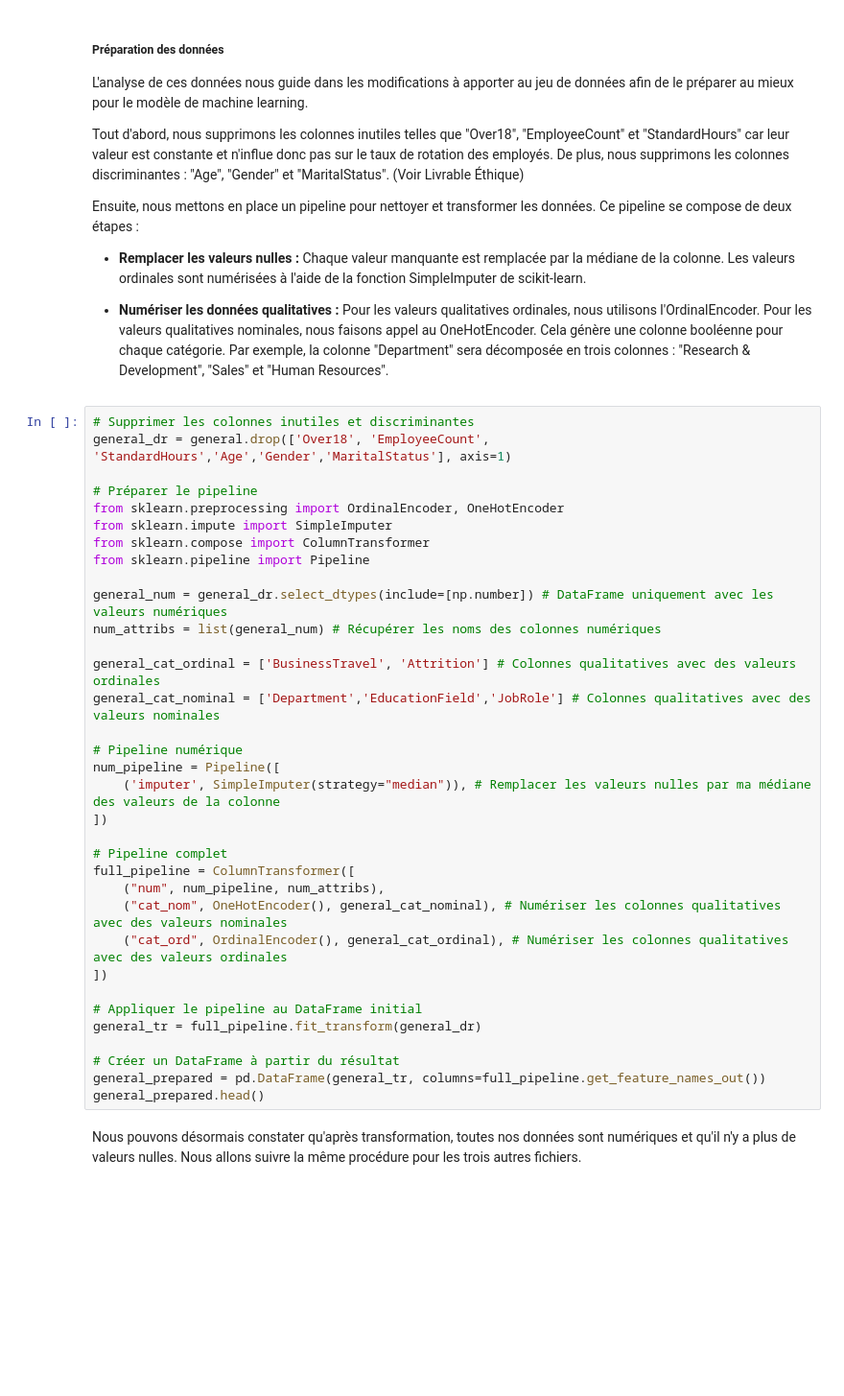
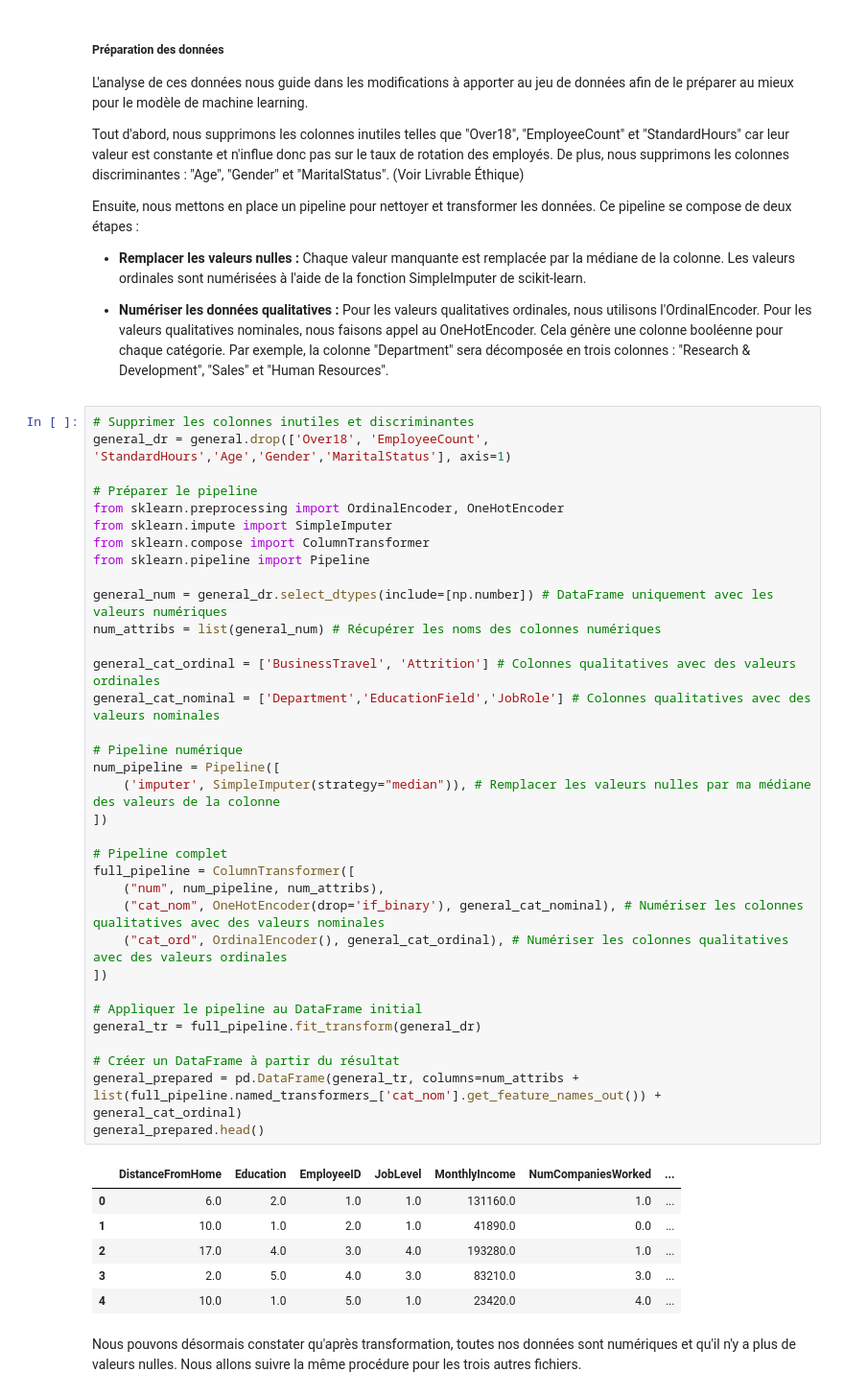
Before and after one commit to AnatholyB1/AI_A4, a Jupyter notebook: notebook/data_preprocessing.ipynb, the cells around one changed output. Shown at 96% size. Cells and saved outputs as stored; diff of their text form; blank space fills up the shorter version.

```diff
--- a/notebook/data_preprocessing.ipynb
+++ b/notebook/data_preprocessing.ipynb
@@ -198,35 +224,42 @@ Ensuite, nous mettons en place un pipeline pour nettoyer et transformer les donn
 general_dr = general.drop(['Over18', 'EmployeeCount', 'StandardHours','Age','Gender','MaritalStatus'], axis=1)
 
 # Préparer le pipeline
 from sklearn.preprocessing import OrdinalEncoder, OneHotEncoder
 from sklearn.impute import SimpleImputer
 from sklearn.compose import ColumnTransformer
 from sklearn.pipeline import Pipeline
 
 general_num = general_dr.select_dtypes(include=[np.number]) # DataFrame uniquement avec les valeurs numériques
 num_attribs = list(general_num) # Récupérer les noms des colonnes numériques
 
 general_cat_ordinal = ['BusinessTravel', 'Attrition'] # Colonnes qualitatives avec des valeurs ordinales
 general_cat_nominal = ['Department','EducationField','JobRole'] # Colonnes qualitatives avec des valeurs nominales
 
 # Pipeline numérique
 num_pipeline = Pipeline([
     ('imputer', SimpleImputer(strategy="median")), # Remplacer les valeurs nulles par ma médiane des valeurs de la colonne
 ])
 
 # Pipeline complet
 full_pipeline = ColumnTransformer([
     ("num", num_pipeline, num_attribs),
-    ("cat_nom", OneHotEncoder(), general_cat_nominal), # Numériser les colonnes qualitatives avec des valeurs nominales
+    ("cat_nom", OneHotEncoder(drop='if_binary'), general_cat_nominal), # Numériser les colonnes qualitatives avec des valeurs nominales
     ("cat_ord", OrdinalEncoder(), general_cat_ordinal), # Numériser les colonnes qualitatives avec des valeurs ordinales
 ])
 
 # Appliquer le pipeline au DataFrame initial
 general_tr = full_pipeline.fit_transform(general_dr)
 
 # Créer un DataFrame à partir du résultat
-general_prepared = pd.DataFrame(general_tr, columns=full_pipeline.get_feature_names_out())
+general_prepared = pd.DataFrame(general_tr, columns=num_attribs + list(full_pipeline.named_transformers_['cat_nom'].get_feature_names_out()) + general_cat_ordinal)
 general_prepared.head()
+# %% [output]
+|  | DistanceFromHome | Education | EmployeeID | JobLevel | MonthlyIncome | NumCompaniesWorked | ... |
+| 0 | 6.0 | 2.0 | 1.0 | 1.0 | 131160.0 | 1.0 | ... |
+| 1 | 10.0 | 1.0 | 2.0 | 1.0 | 41890.0 | 0.0 | ... |
+| 2 | 17.0 | 4.0 | 3.0 | 4.0 | 193280.0 | 1.0 | ... |
+| 3 | 2.0 | 5.0 | 4.0 | 3.0 | 83210.0 | 3.0 | ... |
+| 4 | 10.0 | 1.0 | 5.0 | 1.0 | 23420.0 | 4.0 | ... |
 # %% [markdown]
 Nous pouvons désormais constater qu'après transformation, toutes nos données sont numériques et qu'il n'y a plus de valeurs nulles. Nous allons suivre la même procédure pour les trois autres fichiers.
 # %% [markdown]
```
Also changed, not shown: parts of 13 cells of this notebook.
